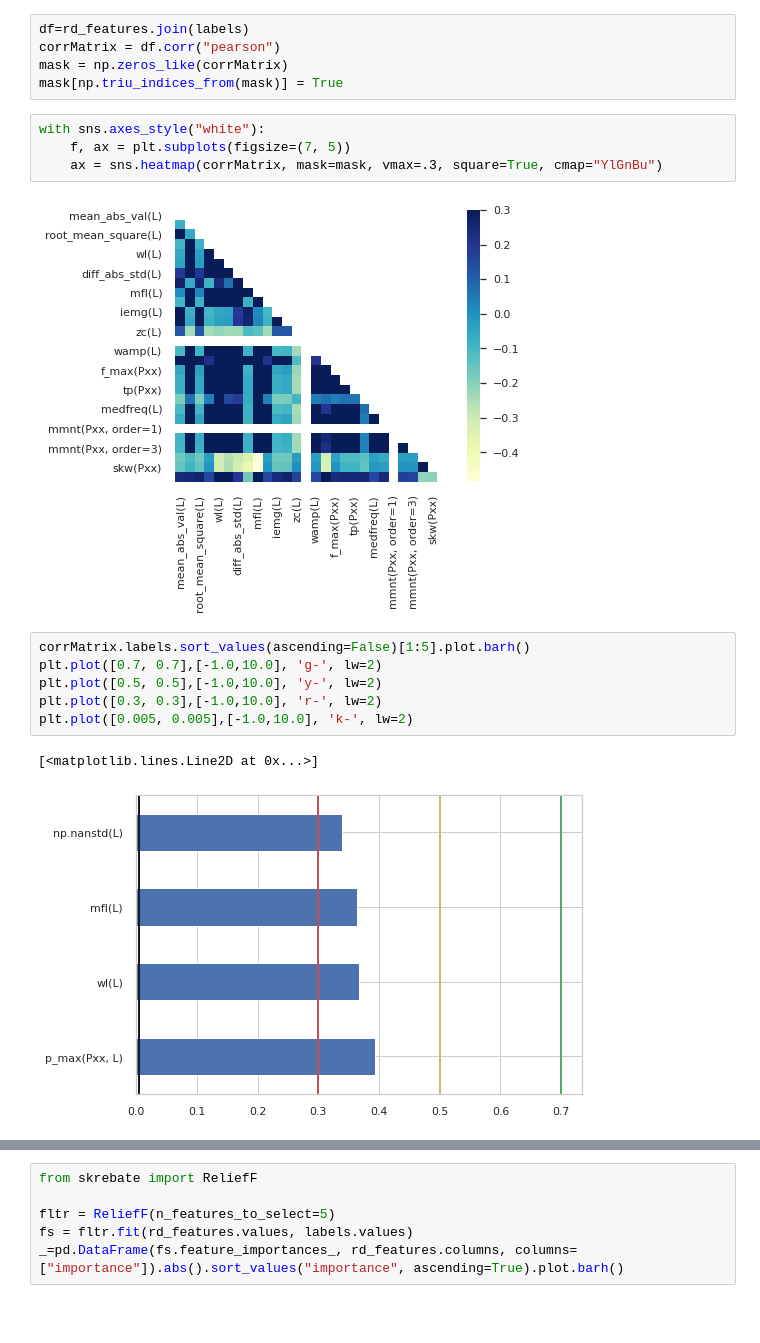
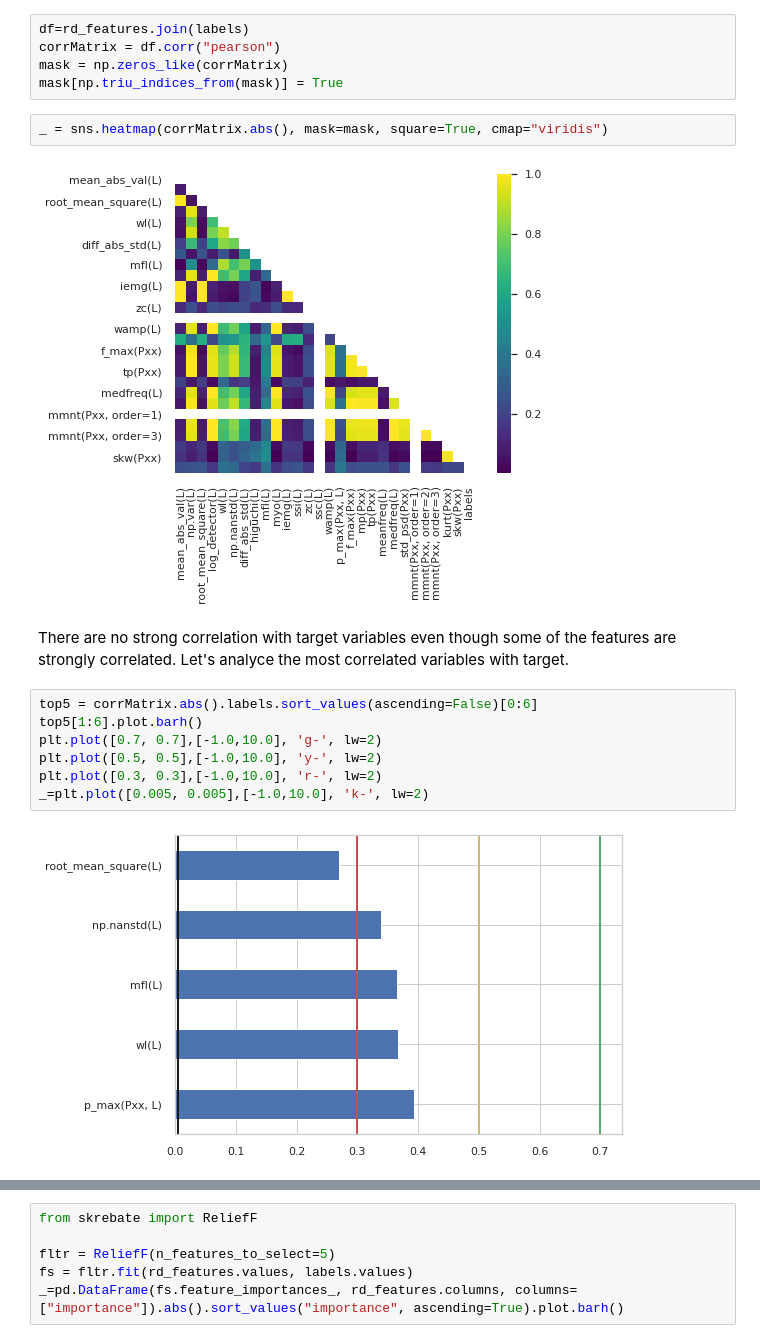
Before and after one commit to spolex/spiral, a Jupyter notebook: notebooks/202011_spiral_extracted_features_exploration.ipynb, the cells around one changed output, grey strips where cells are left out. Cells and saved outputs as stored; diff of their text form; blank space fills up the shorter version.

Commit message:
pearson correlation analysis

```diff
--- a/notebooks/202011_spiral_extracted_features_exploration.ipynb
+++ b/notebooks/202011_spiral_extracted_features_exploration.ipynb
@@ -88,17 +88,17 @@ corrMatrix = df.corr("pearson")
 mask = np.zeros_like(corrMatrix)
 mask[np.triu_indices_from(mask)] = True
 # %%
-with sns.axes_style("white"):
-    f, ax = plt.subplots(figsize=(7, 5))
-    ax = sns.heatmap(corrMatrix, mask=mask, vmax=.3, square=True, cmap="YlGnBu")
+_ = sns.heatmap(corrMatrix.abs(), mask=mask, square=True, cmap="viridis")
 # %% [output]
-[figure, old version]
+[figure, new version]
+# %% [markdown]
+There are no strong correlation with target variables even though some of the features are strongly correlated. Let's analyce the most correlated variables with target.
 # %%
-corrMatrix.labels.sort_values(ascending=False)[1:5].plot.barh()
+top5 = corrMatrix.abs().labels.sort_values(ascending=False)[0:6]
+top5[1:6].plot.barh()
 plt.plot([0.7, 0.7],[-1.0,10.0], 'g-', lw=2)
 plt.plot([0.5, 0.5],[-1.0,10.0], 'y-', lw=2)
 plt.plot([0.3, 0.3],[-1.0,10.0], 'r-', lw=2)
-plt.plot([0.005, 0.005],[-1.0,10.0], 'k-', lw=2)
+_=plt.plot([0.005, 0.005],[-1.0,10.0], 'k-', lw=2)
 # %% [output]
-[<matplotlib.lines.Line2D at 0x...>]
-[figure, old version]
+[figure, new version]
```
Also changed, not shown: parts of 25 cells of this notebook, 1 other file.
